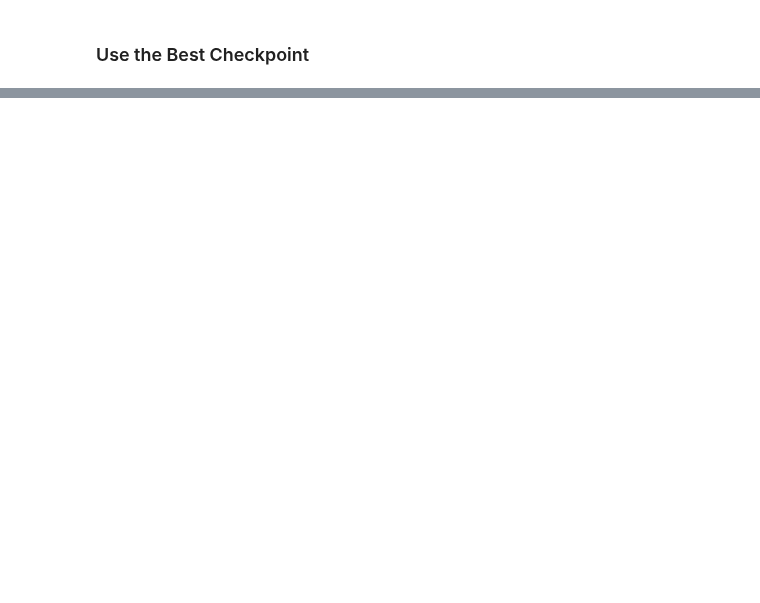
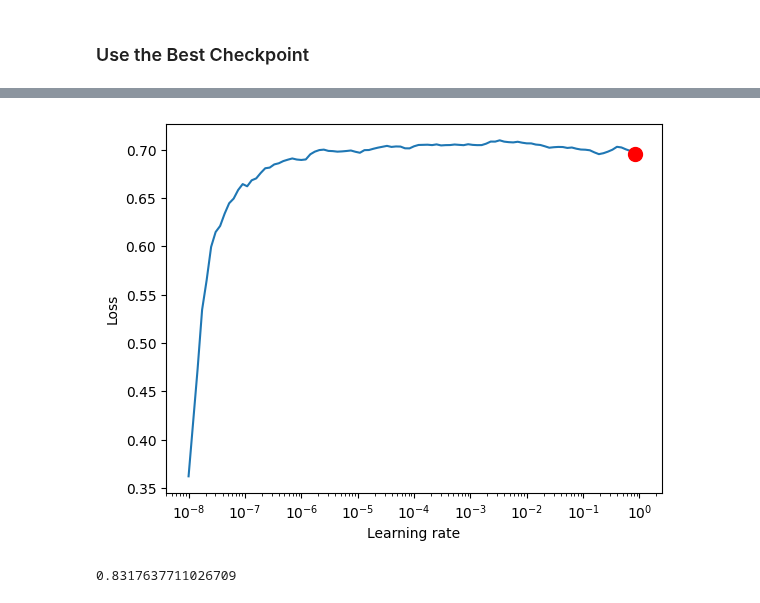
Before and after one commit to chineidu/Deep-Learning-With-Pytorch, a Jupyter notebook: notebook/PyTorchLightning/03-checkpointing.ipynb, the cells around one changed output, grey strips where cells are left out. Drawn from its saved outputs; the diff is of its cells as text; code cells hidden in the pictures; blank space fills up the shorter version.

```diff
--- a/notebook/PyTorchLightning/03-checkpointing.ipynb
+++ b/notebook/PyTorchLightning/03-checkpointing.ipynb
@@ -408,0 +447,30 @@ trainer.test(model=lightning_model, datamodule=data_module)
+# %%
+# Set seed
+torch.manual_seed(seed=123)
+
+data_module: LitDataModule = LitDataModule()
+
+# Lightning Model
+pytorch_model = MLP(num_features=100, num_classes=2)
+lightning_model: LitModel = LitModel(model=pytorch_model, learning_rate=0.05)
+# %%
+from lightning.pytorch.tuner import Tuner
+
+
+# Logger
+logger = CSVLogger(save_dir="logs/", name="my-model")
+
+# Trainer
+trainer = L.Trainer(
+    accelerator="auto",
+    strategy="auto",
+    devices="auto",
+    max_epochs=20,  # === NEW CODE ===
+    deterministic=True,
+    logger=logger,
+)
+
+# Create tuner
+tuner: Tuner = Tuner(trainer=trainer)
+# Run tuner to find learning rate automaically
+learning_rate_finder = tuner.lr_find(model=lightning_model, datamodule=data_module)
@@ -408,0 +486,12 @@ trainer.test(model=lightning_model, datamodule=data_module)
+# %%
+fig = learning_rate_finder.plot(suggest=True)
+
+# fig.savefig("lr_suggest.pdf")
+# %% [output]
+[figure, added]
+# %%
+# Get suggestion
+new_lr = learning_rate_finder.suggestion()
+print(new_lr)
+# %% [output]
+0.8317637711026709
```
Also changed, not shown: parts of 22 cells of this notebook, 2 other files.
